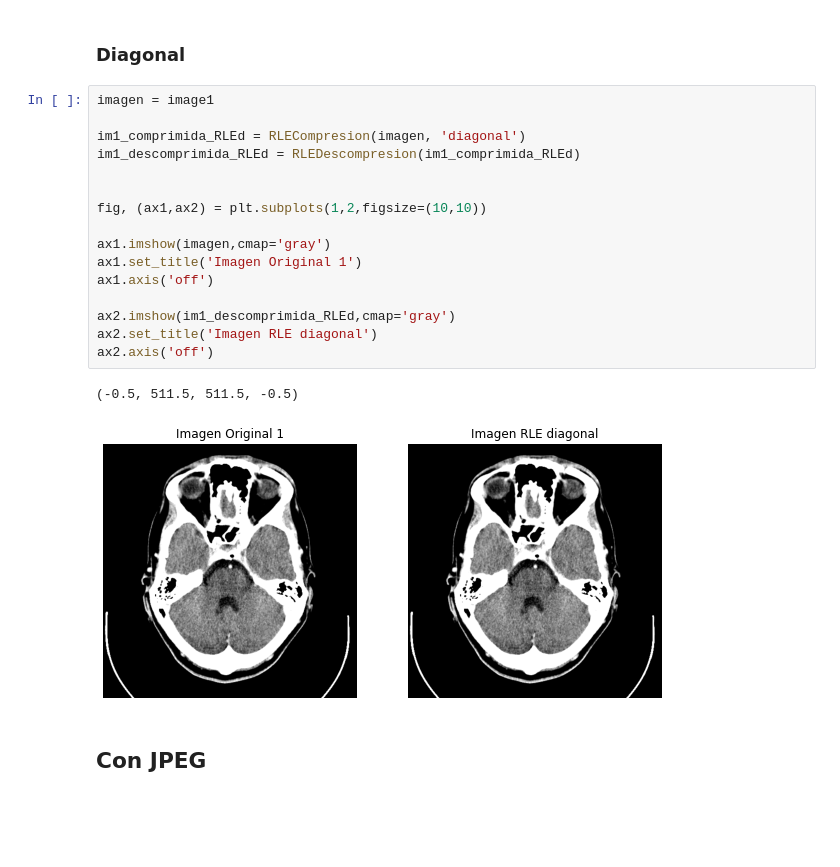
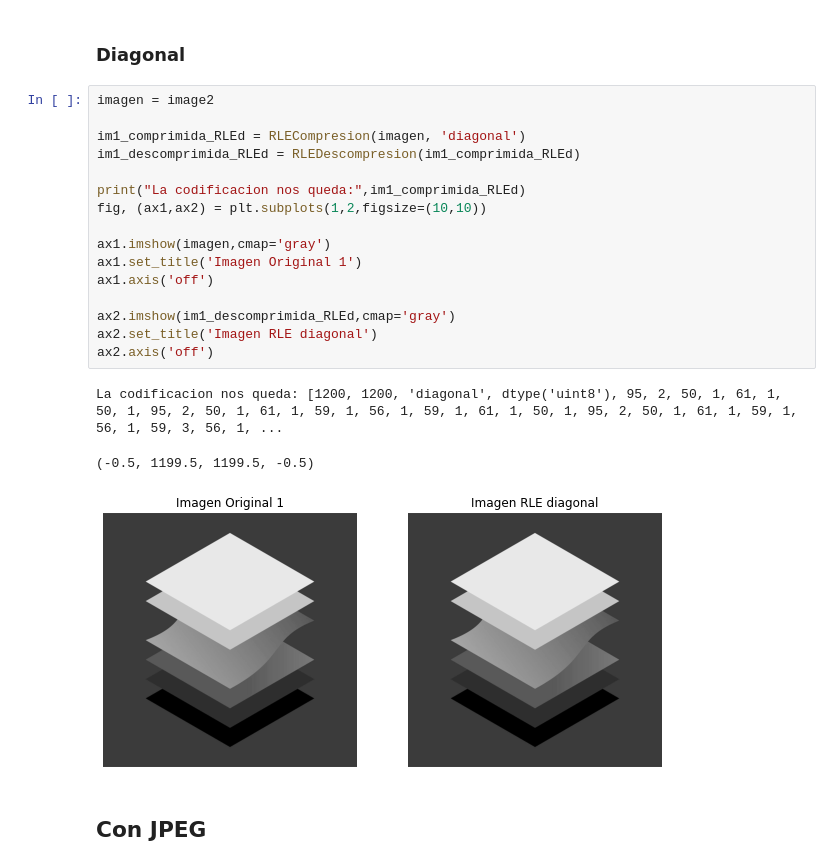
Before and after one commit to juanchi1789/PIB, a Jupyter notebook: Compression.ipynb, the cells around one changed output. Drawn from its saved outputs; the diff is of its cells as text; blank space fills up the shorter version.

```diff
--- a/Compression.ipynb
+++ b/Compression.ipynb
@@ -695,24 +737,25 @@ ax2.axis('off')
 # %% [markdown]
 ### Diagonal
 # %%
-imagen = image1
+imagen = image2
 
 im1_comprimida_RLEd = RLECompresion(imagen, 'diagonal')
 im1_descomprimida_RLEd = RLEDescompresion(im1_comprimida_RLEd)
 
-
+print("La codificacion nos queda:",im1_comprimida_RLEd)
 fig, (ax1,ax2) = plt.subplots(1,2,figsize=(10,10))
 
 ax1.imshow(imagen,cmap='gray')
 ax1.set_title('Imagen Original 1')
 ax1.axis('off')
 
 ax2.imshow(im1_descomprimida_RLEd,cmap='gray')
 ax2.set_title('Imagen RLE diagonal')
 ax2.axis('off')
 # %% [output]
-(-0.5, 511.5, 511.5, -0.5)
+La codificacion nos queda: [1200, 1200, 'diagonal', dtype('uint8'), 95, 2, 50, 1, 61, 1, 50, 1, 95, 2, 50, 1, 61, 1, 59, 1, 56, 1, 59, 1, 61, 1, 50, 1, 95, 2, 50, 1, 61, 1, 59, 1, 56, 1, 59, 3, 56, 1, ...
+(-0.5, 1199.5, 1199.5, -0.5)
-[figure, old version]
+[figure, new version]
 # %% [markdown]
 ## Con JPEG
 # %%
```
Also changed, not shown: parts of 11 cells of this notebook.
